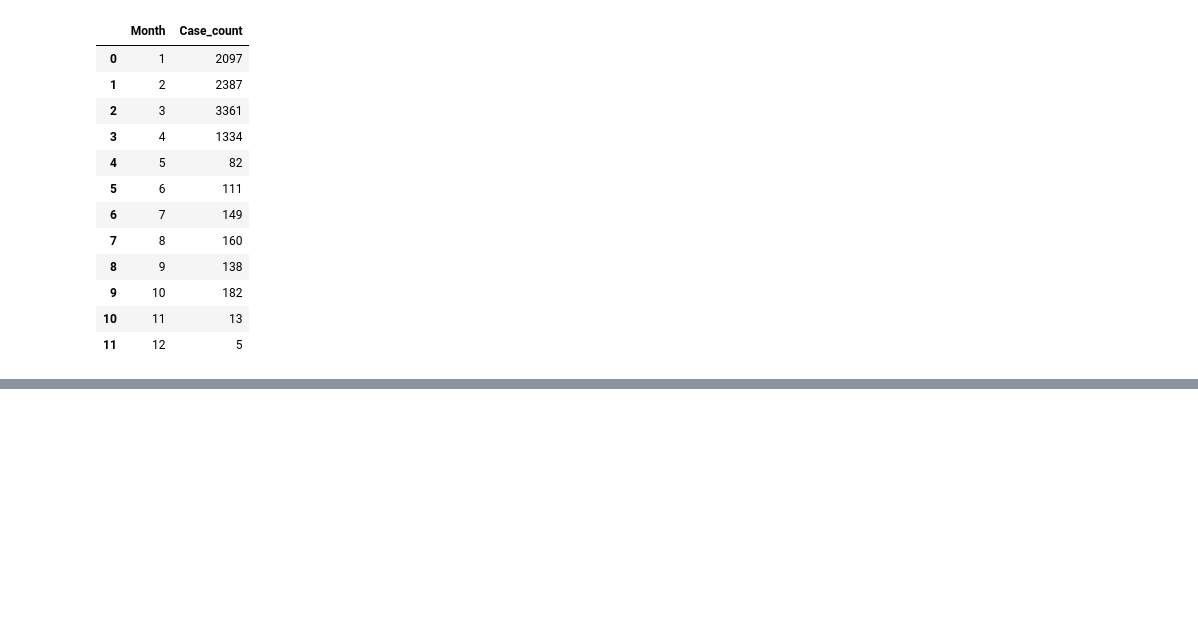
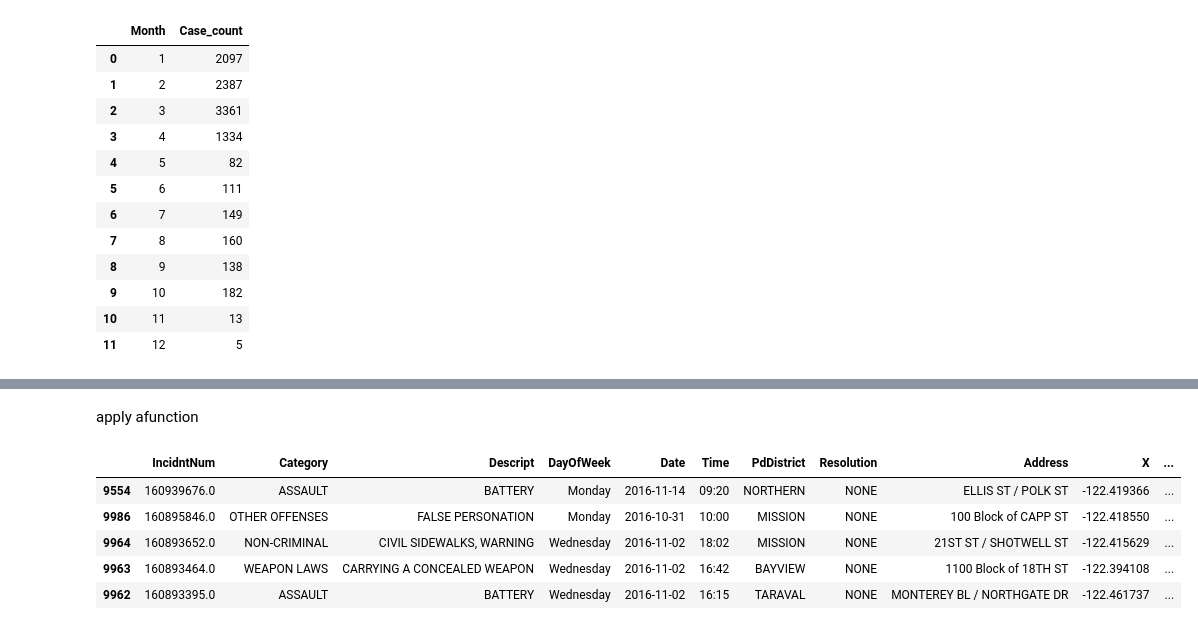
Before and after one commit to Er-Mohd/python-data-science, a Jupyter notebook: data_analytic/pandas_basics.ipynb, the cells around one changed output, grey strips where cells are left out. Cells and saved outputs as stored; diff of their text form; code cells hidden in the pictures; blank space fills up the shorter version.

```diff
--- a/data_analytic/pandas_basics.ipynb
+++ b/data_analytic/pandas_basics.ipynb
@@ -152,0 +179,13 @@ px.line(month_wise_cases, 'Month', 'Case_count')
+# %% [markdown]
+apply afunction
+# %%
+df['Categorydf'] = df['Category'].apply(lambda val: val.lower()) # converrt to lover case
+df['Dedcript']  = df['']
+df.head()
+# %% [output]
+|  | IncidntNum | Category | Descript | DayOfWeek | Date | Time | PdDistrict | Resolution | Address | X | ... |
+| 9554 | 160939676.0 | ASSAULT | BATTERY | Monday | 2016-11-14 | 09:20 | NORTHERN | NONE | ELLIS ST / POLK ST | -122.419366 | ... |
+| 9986 | 160895846.0 | OTHER OFFENSES | FALSE PERSONATION | Monday | 2016-10-31 | 10:00 | MISSION | NONE | 100 Block of CAPP ST | -122.418550 | ... |
+| 9964 | 160893652.0 | NON-CRIMINAL | CIVIL SIDEWALKS, WARNING | Wednesday | 2016-11-02 | 18:02 | MISSION | NONE | 21ST ST / SHOTWELL ST | -122.415629 | ... |
+| 9963 | 160893464.0 | WEAPON LAWS | CARRYING A CONCEALED WEAPON | Wednesday | 2016-11-02 | 16:42 | BAYVIEW | NONE | 1100 Block of 18TH ST | -122.394108 | ... |
+| 9962 | 160893395.0 | ASSAULT | BATTERY | Wednesday | 2016-11-02 | 16:15 | TARAVAL | NONE | MONTEREY BL / NORTHGATE DR | -122.461737 | ... |
```
Also changed, not shown: parts of 25 cells of this notebook.
